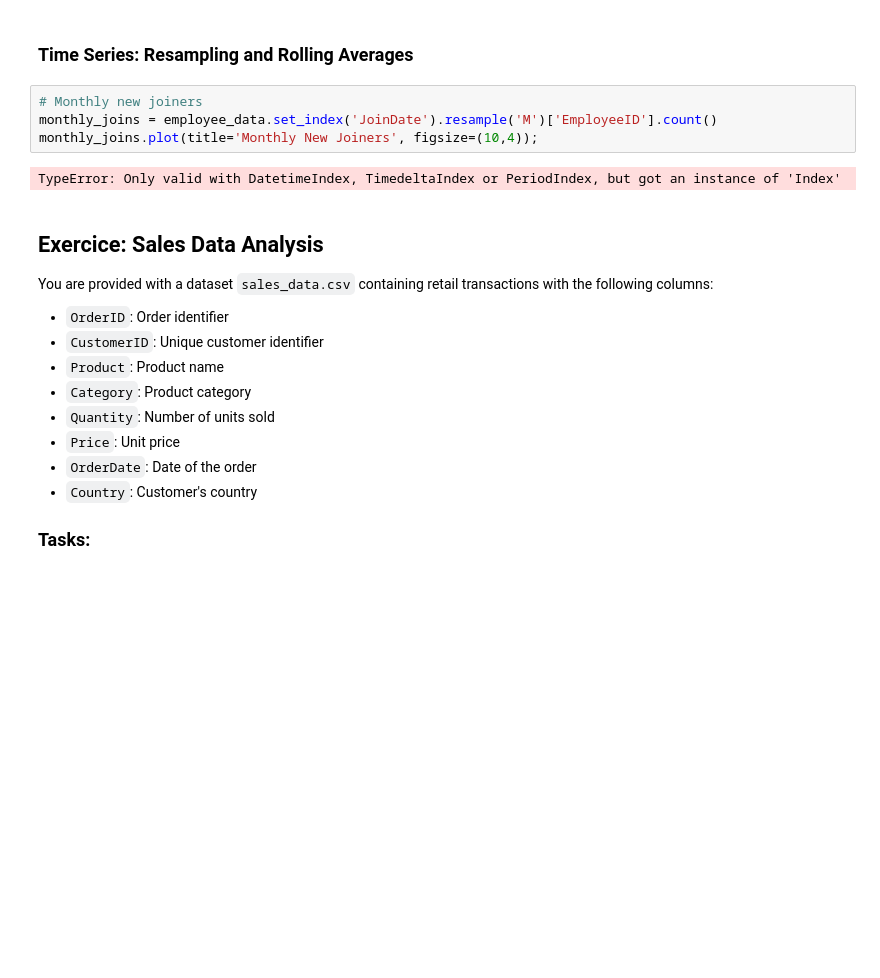
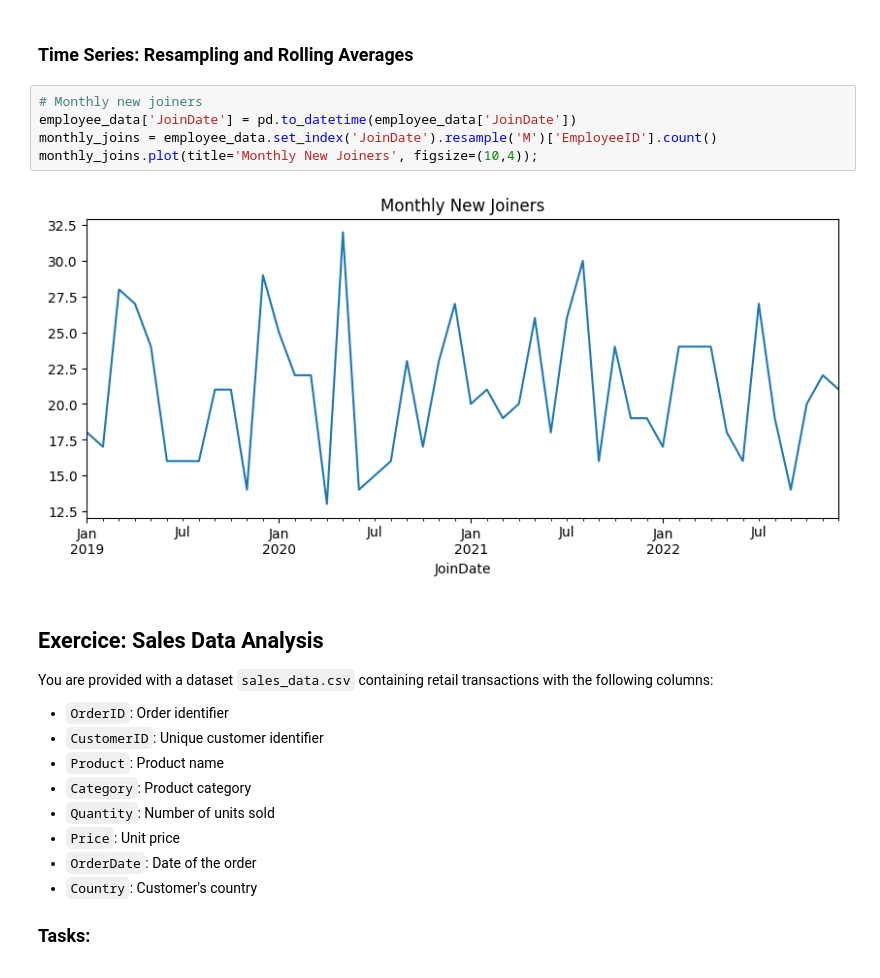
Before and after one commit to SarahASSAM/Cours-Data-Science-M2, a Jupyter notebook: DataScience/Exercice_2.ipynb, the cells around one changed output. Drawn from its saved outputs; the diff is of its cells as text; blank space fills up the shorter version.

```diff
--- a/DataScience/Exercice_2.ipynb
+++ b/DataScience/Exercice_2.ipynb
@@ -119,10 +119,11 @@ df_merged[['Name', 'Department', 'Bonus']].head()
 ###  Time Series: Resampling and Rolling Averages
 # %%
 # Monthly new joiners
+employee_data['JoinDate'] = pd.to_datetime(employee_data['JoinDate'])
 monthly_joins = employee_data.set_index('JoinDate').resample('M')['EmployeeID'].count()
 monthly_joins.plot(title='Monthly New Joiners', figsize=(10,4));
 # %% [output]
-TypeError: Only valid with DatetimeIndex, TimedeltaIndex or PeriodIndex, but got an instance of 'Index'
+[figure, added]
 # %% [markdown]
 ## Exercice: Sales Data Analysis
 
```
Also changed, not shown: parts of 2 cells of this notebook.
